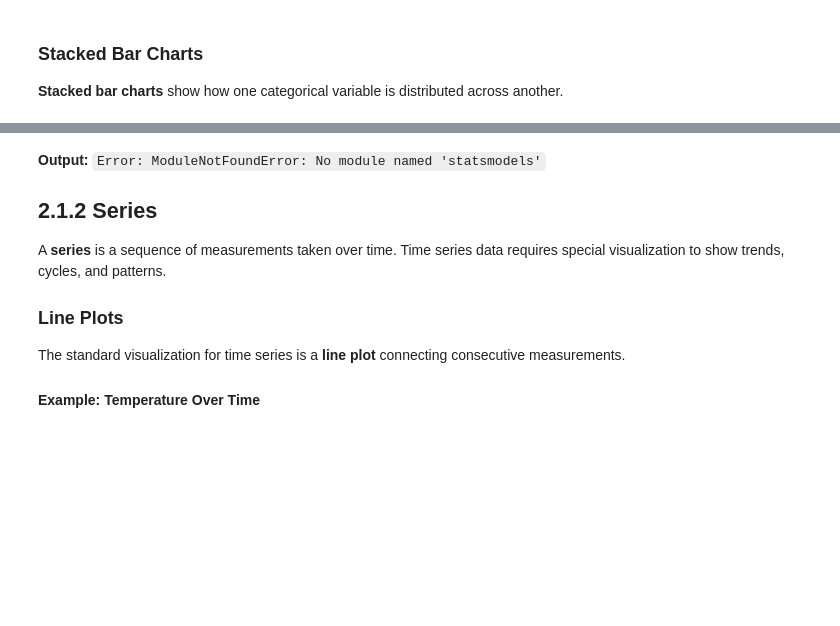
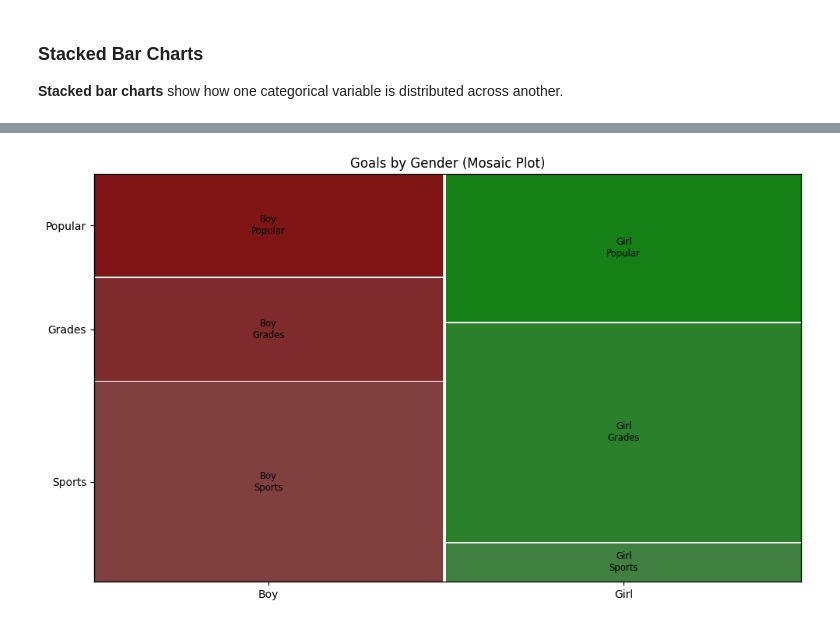
Before and after one commit to chebil/stat, a Jupyter notebook: part1/ch02_2d_data.ipynb, the cells around one changed output, grey strips where cells are left out. Drawn from its saved outputs; the diff is of its cells as text; code cells hidden in the pictures; blank space fills up the shorter version.

```diff
--- a/part1/ch02_2d_data.ipynb
+++ b/part1/ch02_2d_data.ipynb
@@ -127,32 +102,20 @@ plt.show()
 # %%
 from statsmodels.graphics.mosaicplot import mosaic
 
 # Prepare data for mosaic plot
-data_list = []
+data_dict = {}
 for gender in ['Boy', 'Girl']:
     for goal in ['Sports', 'Grades', 'Popular']:
         count = df.loc[gender, goal]
-        data_list.extend([(gender, goal)] * count)
+        data_dict[(gender, goal)] = count
 
 # Create mosaic plot
 fig, ax = plt.subplots(figsize=(10, 6))
-mosaic(data_list, ax=ax, title='Goals by Gender (Mosaic Plot)')
+mosaic(data_dict, ax=ax, title='Goals by Gender (Mosaic Plot)')
 plt.tight_layout()
 plt.show()
+# %% [output]
+[figure, added]
-# %% [markdown]
-**Output:**
-`Error: ModuleNotFoundError: No module named 'statsmodels'`
-
-
-## 2.1.2 Series
-
-A **series** is a sequence of measurements taken over time. Time series data requires special visualization to show trends, cycles, and patterns.
-
-### Line Plots
-
-The standard visualization for time series is a **line plot** connecting consecutive measurements.
-
-#### Example: Temperature Over Time
 # %%
 import numpy as np
 import matplotlib.pyplot as plt
```
Also changed, not shown: parts of 47 cells of this notebook, 41 other files.
